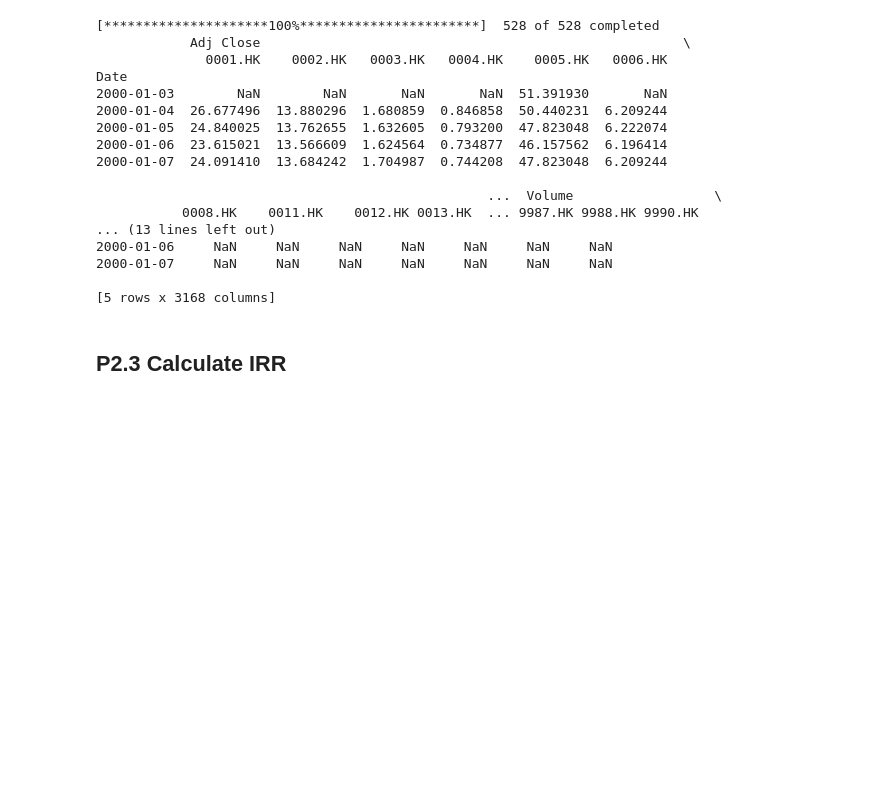
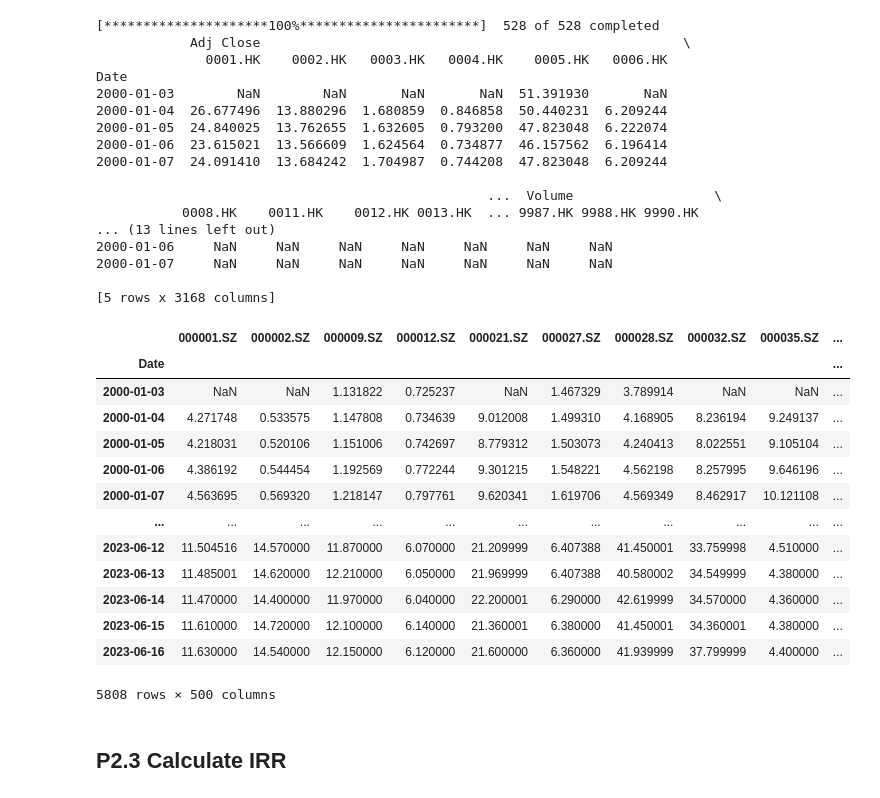
Before and after one commit to ckyma/exchatbook, a Jupyter notebook: getYahooData.ipynb, the cells around one changed output. Cells and saved outputs as stored; diff of their text form; code cells hidden in the pictures; blank space fills up the shorter version.

```diff
--- a/getYahooData.ipynb
+++ b/getYahooData.ipynb
@@ -938,3 +942,24 @@ rut_close_data_filtered = rut_close_data.drop(rut_close_data.columns[rut_close_d
+# %%
+# Remove those stocks without any data
+szci_close_data = szci_data["Adj Close"]
+szci_close_data_filtered = szci_close_data.drop(szci_close_data.columns[szci_close_data.isna().sum() == len(szci_close_data.index)], axis = 1)
+# %%
+szci_close_data_filtered
+# %% [output]
+|  | 000001.SZ | 000002.SZ | 000009.SZ | 000012.SZ | 000021.SZ | 000027.SZ | 000028.SZ | 000032.SZ | 000035.SZ | ... |
+| Date |  |  |  |  |  |  |  |  |  | ... |
+| 2000-01-03 | NaN | NaN | 1.131822 | 0.725237 | NaN | 1.467329 | 3.789914 | NaN | NaN | ... |
+| 2000-01-04 | 4.271748 | 0.533575 | 1.147808 | 0.734639 | 9.012008 | 1.499310 | 4.168905 | 8.236194 | 9.249137 | ... |
+| 2000-01-05 | 4.218031 | 0.520106 | 1.151006 | 0.742697 | 8.779312 | 1.503073 | 4.240413 | 8.022551 | 9.105104 | ... |
+| 2000-01-06 | 4.386192 | 0.544454 | 1.192569 | 0.772244 | 9.301215 | 1.548221 | 4.562198 | 8.257995 | 9.646196 | ... |
+| 2000-01-07 | 4.563695 | 0.569320 | 1.218147 | 0.797761 | 9.620341 | 1.619706 | 4.569349 | 8.462917 | 10.121108 | ... |
+| ... | ... | ... | ... | ... | ... | ... | ... | ... | ... | ... |
+| 2023-06-12 | 11.504516 | 14.570000 | 11.870000 | 6.070000 | 21.209999 | 6.407388 | 41.450001 | 33.759998 | 4.510000 | ... |
+| 2023-06-13 | 11.485001 | 14.620000 | 12.210000 | 6.050000 | 21.969999 | 6.407388 | 40.580002 | 34.549999 | 4.380000 | ... |
+| 2023-06-14 | 11.470000 | 14.400000 | 11.970000 | 6.040000 | 22.200001 | 6.290000 | 42.619999 | 34.570000 | 4.360000 | ... |
+| 2023-06-15 | 11.610000 | 14.720000 | 12.100000 | 6.140000 | 21.360001 | 6.380000 | 41.450001 | 34.360001 | 4.380000 | ... |
+| 2023-06-16 | 11.630000 | 14.540000 | 12.150000 | 6.120000 | 21.600000 | 6.360000 | 41.939999 | 37.799999 | 4.400000 | ... |
+5808 rows × 500 columns
 # %% [markdown]
 ## P2.3 Calculate IRR
 # %%
```
Also changed, not shown: parts of 14 cells of this notebook, 7 other files.
